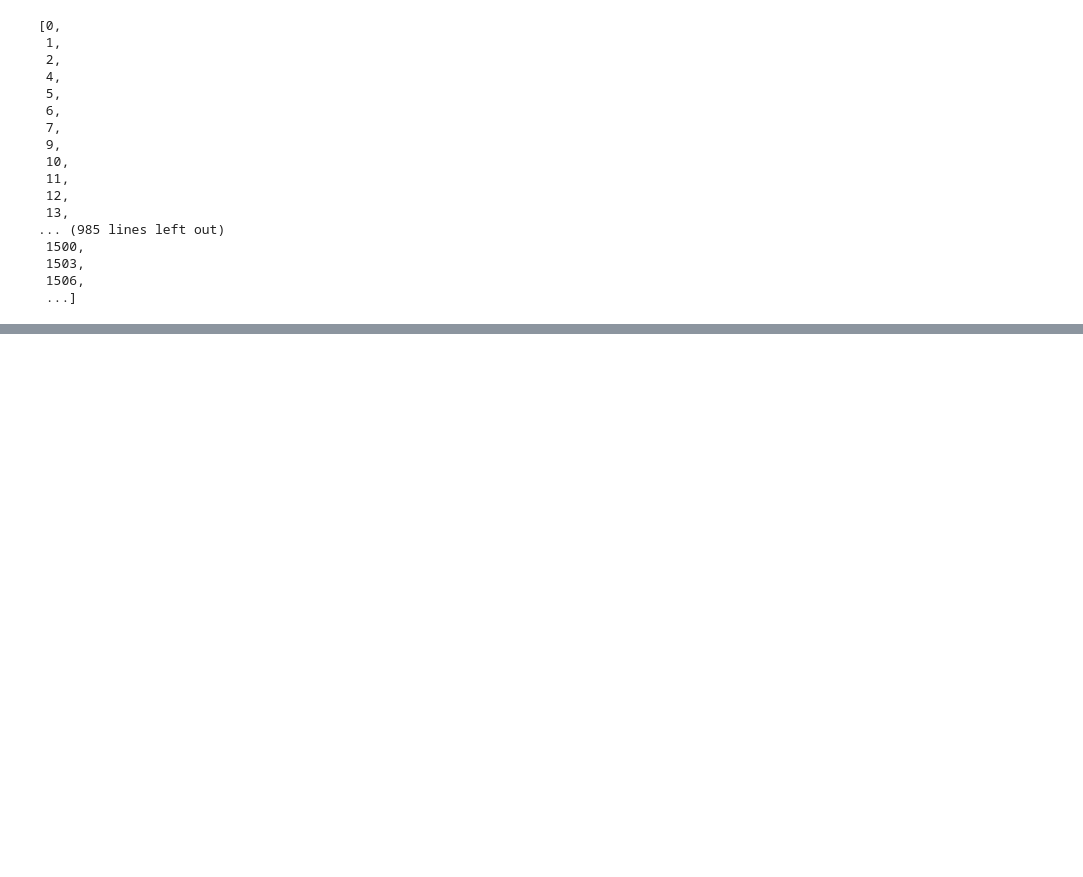
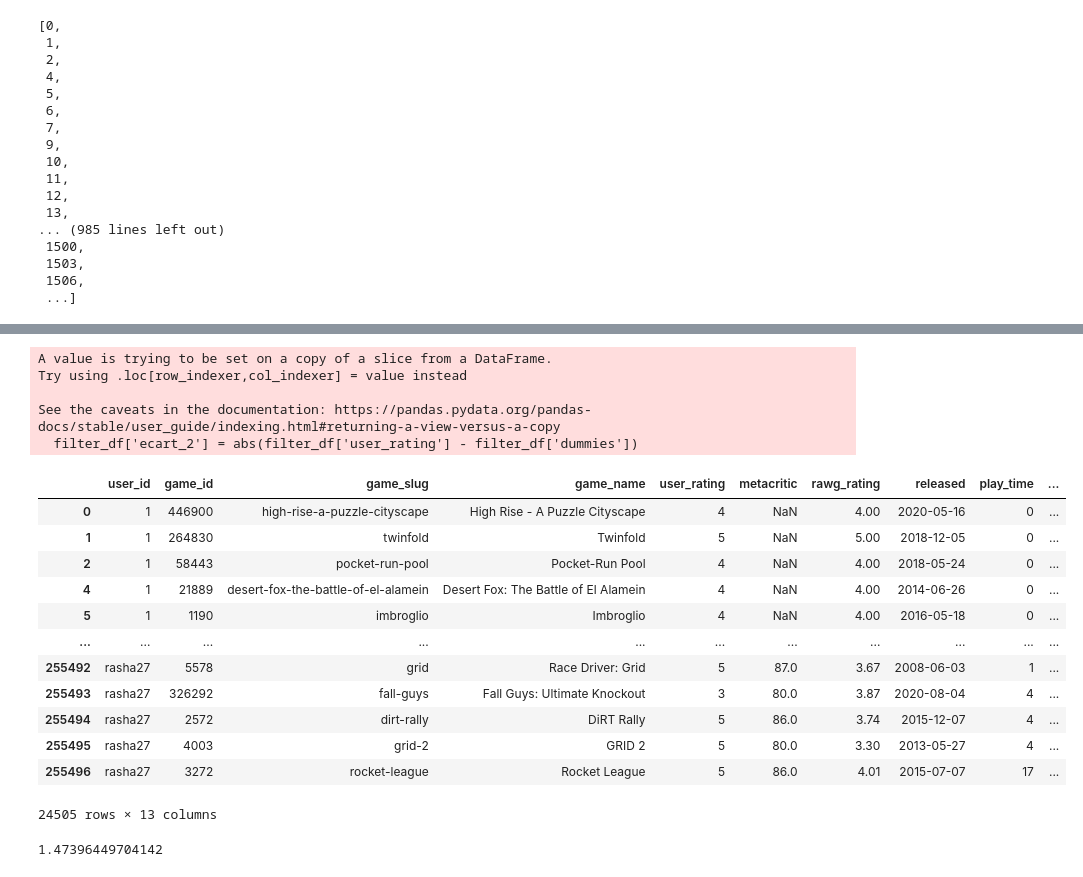
Before and after one commit to Agnes-Lain/game_one, a Jupyter notebook: gl-baseline-baseline.ipynb, the cells around one changed output, grey strips where cells are left out. Saved outputs shown, nothing was run; the diff lists cells and outputs as text; code cells hidden in the pictures; blank space fills up the shorter version.

```diff
--- a/gl-baseline-baseline.ipynb
+++ b/gl-baseline-baseline.ipynb
@@ -142,0 +155,26 @@ filter_df['ecart'].sum()/len(filter_df)
+# %%
+filter_df['ecart_2'] = abs(filter_df['user_rating'] - filter_df['dummies'])
+filter_df
+# %% [output]
+A value is trying to be set on a copy of a slice from a DataFrame.
+Try using .loc[row_indexer,col_indexer] = value instead
+
+See the caveats in the documentation: https://pandas.pydata.org/pandas-docs/stable/user_guide/indexing.html#returning-a-view-versus-a-copy
+  filter_df['ecart_2'] = abs(filter_df['user_rating'] - filter_df['dummies'])
+|  | user_id | game_id | game_slug | game_name | user_rating | metacritic | rawg_rating | released | play_time | ... |
+| 0 | 1 | 446900 | high-rise-a-puzzle-cityscape | High Rise - A Puzzle Cityscape | 4 | NaN | 4.00 | 2020-05-16 | 0 | ... |
+| 1 | 1 | 264830 | twinfold | Twinfold | 5 | NaN | 5.00 | 2018-12-05 | 0 | ... |
+| 2 | 1 | 58443 | pocket-run-pool | Pocket-Run Pool | 4 | NaN | 4.00 | 2018-05-24 | 0 | ... |
+| 4 | 1 | 21889 | desert-fox-the-battle-of-el-alamein | Desert Fox: The Battle of El Alamein | 4 | NaN | 4.00 | 2014-06-26 | 0 | ... |
+| 5 | 1 | 1190 | imbroglio | Imbroglio | 4 | NaN | 4.00 | 2016-05-18 | 0 | ... |
+| ... | ... | ... | ... | ... | ... | ... | ... | ... | ... | ... |
+| 255492 | rasha27 | 5578 | grid | Race Driver: Grid | 5 | 87.0 | 3.67 | 2008-06-03 | 1 | ... |
+| 255493 | rasha27 | 326292 | fall-guys | Fall Guys: Ultimate Knockout | 3 | 80.0 | 3.87 | 2020-08-04 | 4 | ... |
+| 255494 | rasha27 | 2572 | dirt-rally | DiRT Rally | 5 | 86.0 | 3.74 | 2015-12-07 | 4 | ... |
+| 255495 | rasha27 | 4003 | grid-2 | GRID 2 | 5 | 80.0 | 3.30 | 2013-05-27 | 4 | ... |
+| 255496 | rasha27 | 3272 | rocket-league | Rocket League | 5 | 86.0 | 4.01 | 2015-07-07 | 17 | ... |
+24505 rows × 13 columns
+# %%
+filter_df['ecart_2'].sum()/len(filter_df)
+# %% [output]
+1.47396449704142
```
Also changed, not shown: parts of 6 cells of this notebook, 8 other files.
